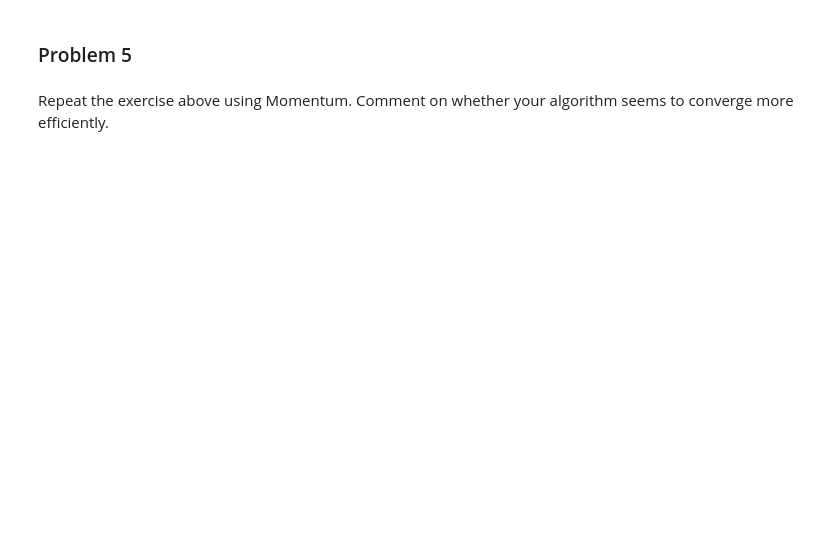
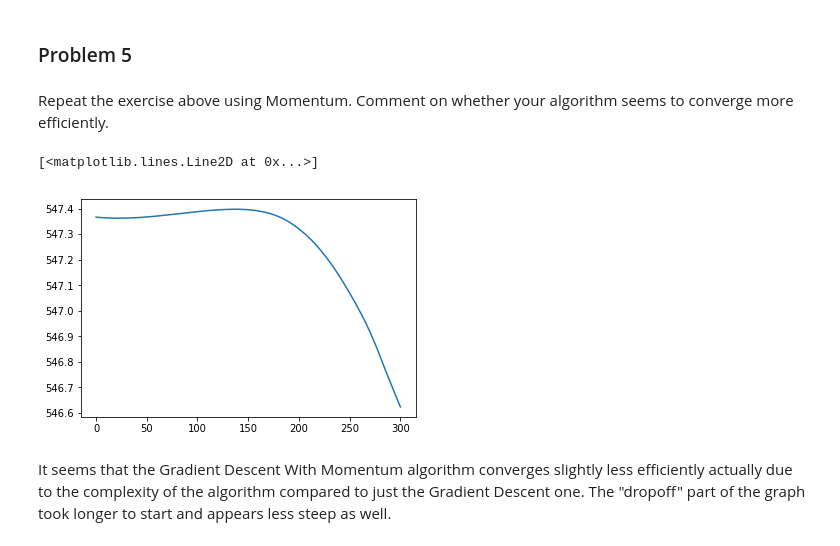
Before and after one commit to jyan33/ANLY590, a Jupyter notebook: ANLY590_Yan_HW1.ipynb, the cells around one changed output. Drawn from its saved outputs; the diff is of its cells as text; code cells hidden in the pictures; blank space fills up the shorter version.

```diff
--- a/ANLY590_Yan_HW1.ipynb
+++ b/ANLY590_Yan_HW1.ipynb
@@ -416,3 +462,36 @@ traj, losses = grad_descent(x, y, iterations=50,learning_rate=0.005)
 ### Problem 5
 # %% [markdown]
 Repeat the exercise above using Momentum. Comment on whether your algorithm seems to converge more efficiently.
+# %%
+# gradient descent function with momentum
+
+def grad_descent_with_momentum1(x, y, iterations=10, alpha=.9, epsilon=10):
+    W1 = np.random.uniform(-0.1,0.1,size = 6).reshape(3, 2)
+    W2 = np.random.uniform(-0.1,0.1,size = 6).reshape(2, 3)
+    V = np.random.uniform(-0.1,0.1,size = 6).reshape(3, 2)
+
+    b1 = np.random.uniform(-0.1,0.1,size = 3).reshape(3, 1)
+    b2 = np.random.uniform(-0.1,0.1,size = 2).reshape(2, 1)
+    c = np.random.uniform(-0.1,0.1,size = 3).reshape(3, 1)
+
+    point = [param.flatten() for param in [W1, W2, V, b1, b2, c]]
+    point = np.concatenate(point)
+    v = np.zeros(point.size)
+    trajectory = [point]
+    losses = [loss(y, y_hat(x, point))]
+
+    for i in range(iterations):
+        grad = grad_f(point, x, y)
+        v = alpha*v + epsilon*grad
+        point = point - v
+        trajectory.append(point)
+        losses.append(loss(y, y_hat(x, point)))
+    return (np.array(trajectory), losses)
+# %%
+traj_w_momen, losses_w_momen = grad_descent_with_momentum1(x, y, iterations=300, alpha=0.000012, epsilon=0.00002)
+plt.plot(losses_w_momen)
+# %% [output]
+[<matplotlib.lines.Line2D at 0x...>]
+[figure, added]
+# %% [markdown]
+It seems that the Gradient Descent With Momentum algorithm converges slightly less efficiently actually due to the complexity of the algorithm compared to just the Gradient Descent one. The "dropoff" part of the graph took longer to start and appears less steep as well.
```
Also changed, not shown: parts of 7 cells of this notebook.
